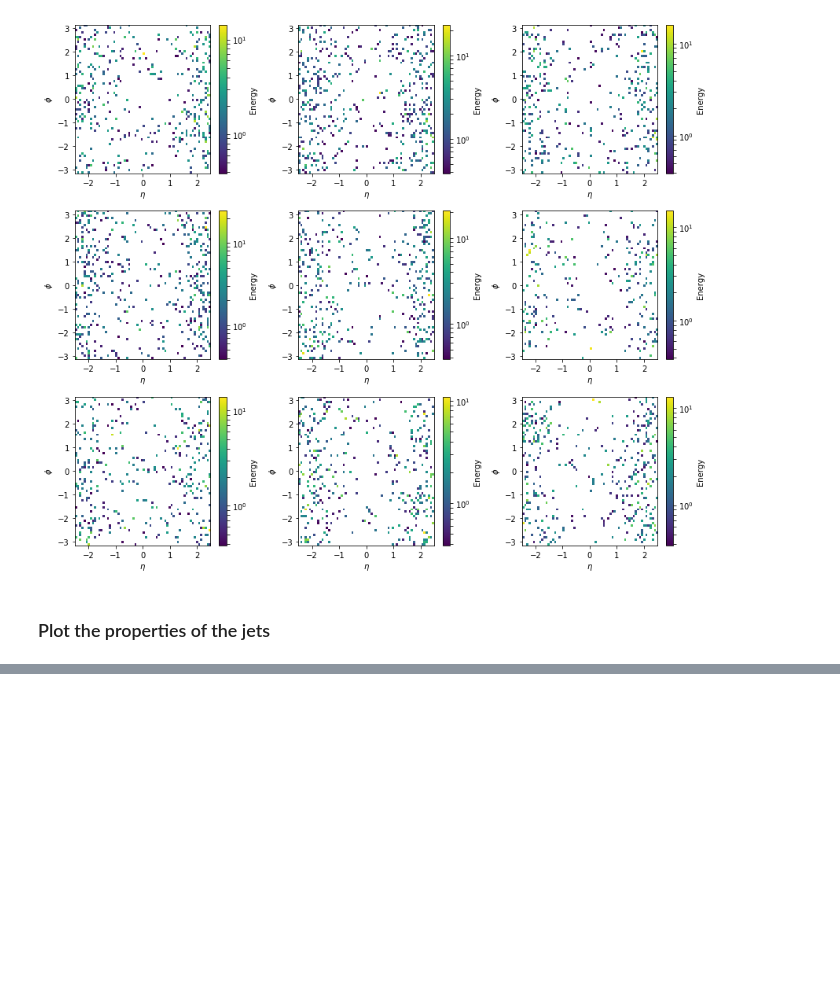
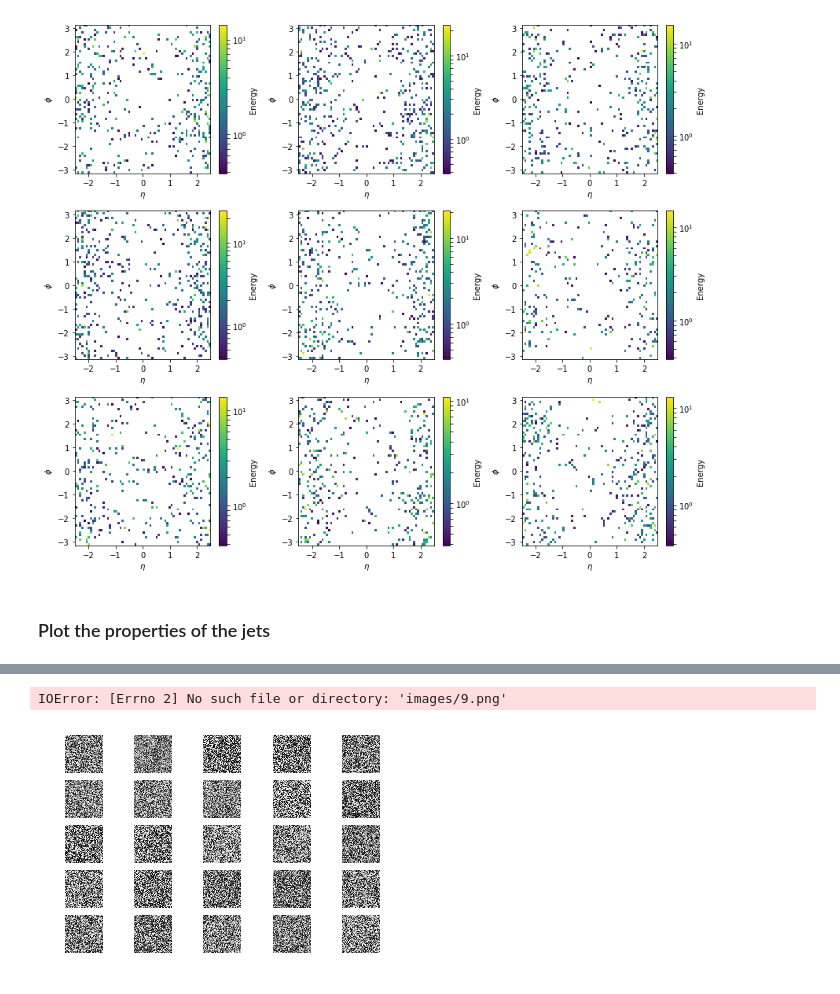
Before and after one commit to WyattBlair77/DataExploration, a Jupyter notebook: Preliminary_GAN.ipynb, the cells around one changed output, grey strips where cells are left out. Drawn from its saved outputs; the diff is of its cells as text; code cells hidden in the pictures; blank space fills up the shorter version.

```diff
--- a/Preliminary_GAN.ipynb
+++ b/Preliminary_GAN.ipynb
@@ -108,0 +122,2 @@ plt.figure()
+# %%
+Model = gan.GAN(data_full)
@@ -108,0 +142,2 @@ plt.figure()
+# %%
+Model.train(epochs = 10)
@@ -108,0 +155,5 @@ plt.figure()
+# %%
+Model.sample_images(9)
+# %% [output]
+IOError: [Errno 2] No such file or directory: 'images/9.png'
+[figure, added]
```
Also changed, not shown: parts of 7 cells of this notebook, 5 other files.
